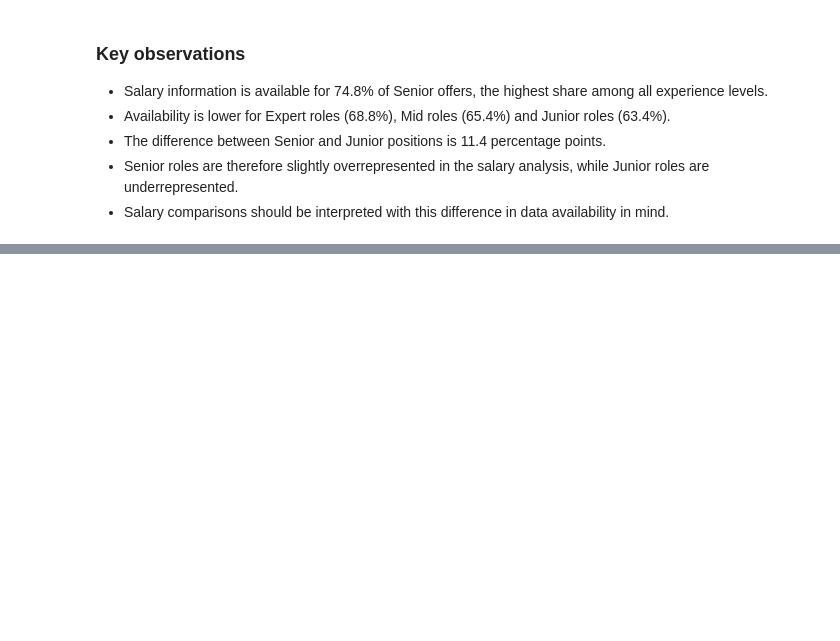
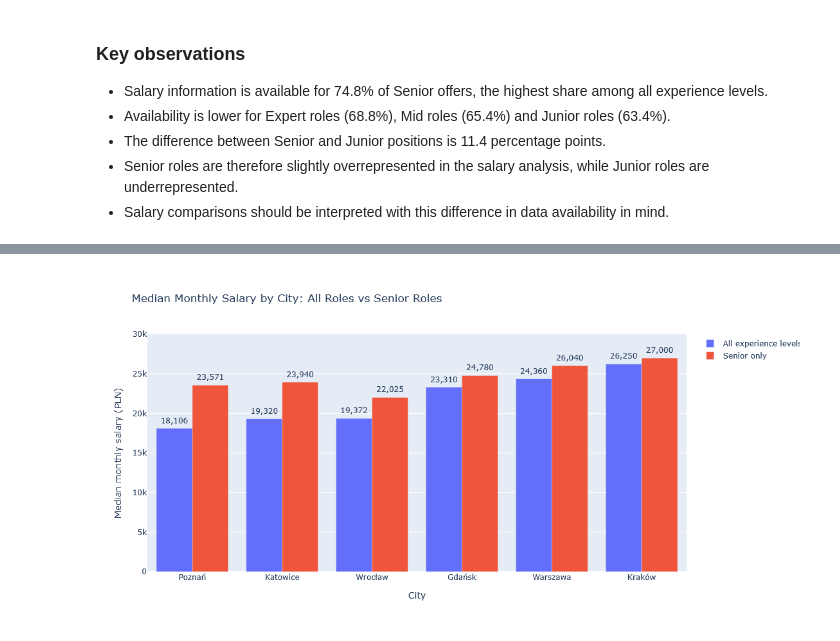
Before and after one commit to MateuszWojno/job_market_intelligence, a Jupyter notebook: notebooks/eda.ipynb, the cells around one changed output, grey strips where cells are left out. Drawn from its saved outputs; the diff is of its cells as text; code cells hidden in the pictures; blank space fills up the shorter version.

```diff
--- a/notebooks/eda.ipynb
+++ b/notebooks/eda.ipynb
@@ -2521,0 +2882,36 @@ fig.show()
+# %%
+fig = px.bar(
+    city_salary_plot,
+    x="job_locations",
+    y="median_salary_pln",
+    color="salary_group",
+    barmode="group",
+    text="median_salary_pln",
+    title="Median Monthly Salary by City: All Roles vs Senior Roles",
+    labels={
+        "job_locations": "City",
+        "median_salary_pln":
+            "Median monthly salary (PLN)",
+        "salary_group": "Salary group",
+    },
+    hover_data={
+        "job_offers": True,
+        "senior_offers": True,
+        "median_salary_pln": ":,.0f",
+    },
+)
+
+fig.update_traces(
+    texttemplate="%{text:,.0f}",
+    textposition="outside",
+    cliponaxis=False,
+)
+
+fig.update_layout(
+    height=550,
+    legend_title_text=None,
+)
+
+fig.show()
+# %% [output]
+[figure, added]
```
Also changed, not shown: parts of 17 cells of this notebook.
